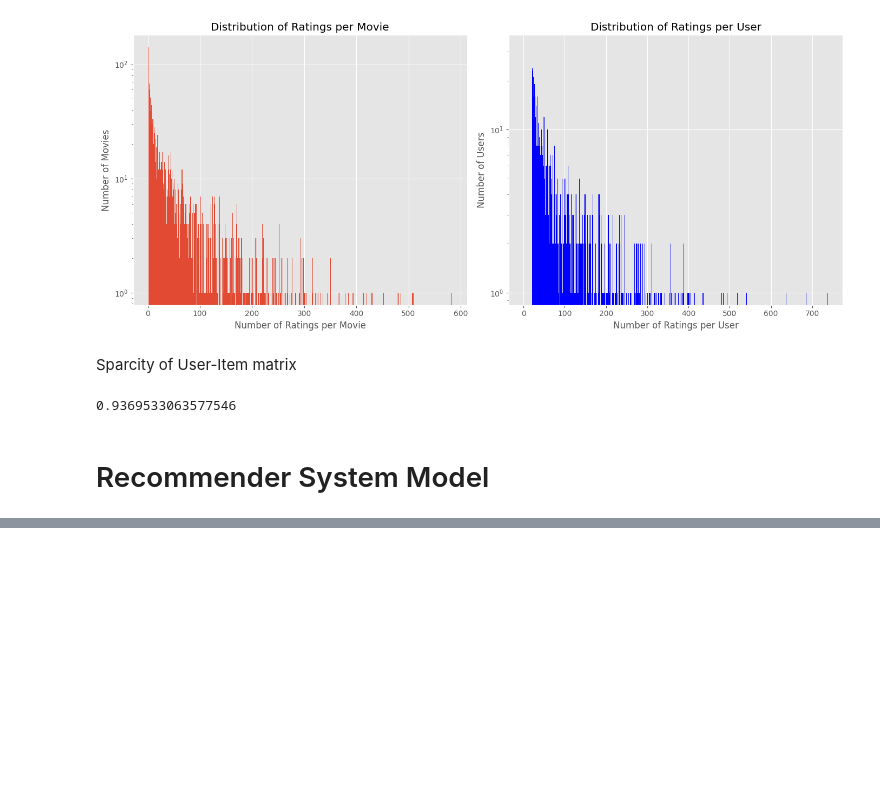
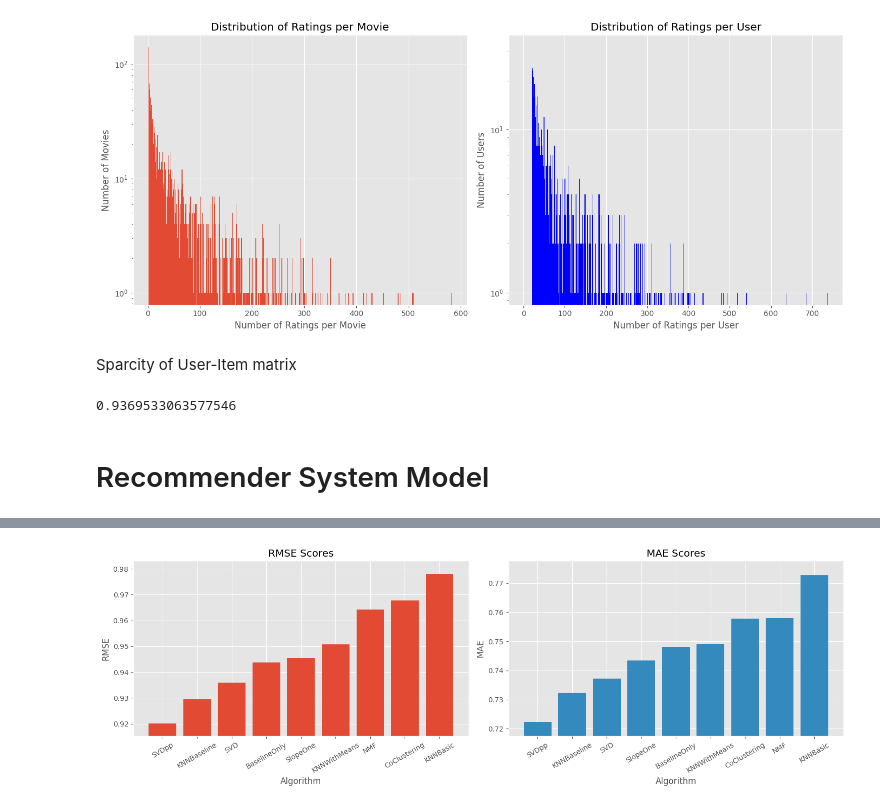
Before and after one commit to NamLe0609/recsys-movielens, a Jupyter notebook: data-cleaning-exploration.ipynb, the cells around one changed output, grey strips where cells are left out. Drawn from its saved outputs; the diff is of its cells as text; code cells hidden in the pictures; blank space fills up the shorter version.

Commit message:
Add plotting performance of surprise models

```diff
--- a/data-cleaning-exploration.ipynb
+++ b/data-cleaning-exploration.ipynb
@@ -167,3 +76,0 @@ Test time         0.08    0.09    0.08    0.20    0.08    0.11    0.05
-# %%
-algo = SVDpp()
-results = cross_validate(algo, data, measures=['RMSE', 'MAE'], cv=5, verbose=True)
@@ -178,3 +76,0 @@ Test time         3.07    2.98    3.20    3.08    3.06    3.08    0.07
-# %%
-algo = NMF()
-results = cross_validate(algo, data, measures=['RMSE', 'MAE'], cv=5, verbose=True)
@@ -189,3 +76,0 @@ Test time         0.07    0.07    0.19    0.07    0.08    0.10    0.05
-# %%
-algo = SlopeOne()
-results = cross_validate(algo, data, measures=['RMSE', 'MAE'], cv=5, verbose=True)
@@ -200,3 +76,0 @@ Test time         1.72    1.95    1.79    1.80    1.79    1.81    0.07
-# %%
-algo = CoClustering()
-results = cross_validate(algo, data, measures=['RMSE', 'MAE'], cv=5, verbose=True)
@@ -210,0 +133,45 @@ Test time         0.19    0.07    0.07    0.07    0.19    0.12    0.06
+# %%
+# Assuming 'results' and 'algo_names' are defined
+rmse_scores = np.array([results[name]["RMSE"] for name in algo_names])
+mae_scores = np.array([results[name]["MAE"] for name in algo_names])
+
+# Order algorithms independently
+order_rmse = np.argsort(rmse_scores)
+order_mae = np.argsort(mae_scores)
+
+# Create ordered lists for each metric
+algo_names_rmse = [algo_names[i] for i in order_rmse]
+algo_names_mae = [algo_names[i] for i in order_mae]
+
+rmse_ordered = rmse_scores[order_rmse]
+mae_ordered = mae_scores[order_mae]
+
+# Create x-axis indices
+x_rmse = np.arange(len(algo_names_rmse))
+x_mae = np.arange(len(algo_names_mae))
+
+# Create two subplots side by side
+fig, (ax1, ax2) = plt.subplots(1, 2, figsize=(15, 5))
+
+# Plot RMSE on the left, ordered by RMSE
+ax1.bar(x_rmse, rmse_ordered, color="C0")
+ax1.set_title("RMSE Scores")
+ax1.set_xlabel("Algorithm")
+ax1.set_ylabel("RMSE")
+ax1.set_xticks(x_rmse)
+ax1.set_xticklabels(algo_names_rmse, rotation=30)
+ax1.set_ylim(rmse_ordered.min() - 0.005, rmse_ordered.max() + 0.005)
+
+# Plot MAE on the right, ordered by MAE
+ax2.bar(x_mae, mae_ordered, color="C1")
+ax2.set_title("MAE Scores")
+ax2.set_xlabel("Algorithm")
+ax2.set_ylabel("MAE")
+ax2.set_xticks(x_mae)
+ax2.set_xticklabels(algo_names_mae, rotation=30)
+ax2.set_ylim(mae_ordered.min() - 0.005, mae_ordered.max() + 0.005)
+
+plt.tight_layout()
+plt.show()
+# %% [output]
+[figure, added]
```
Also changed, not shown: parts of 14 cells of this notebook, 1 other file.
